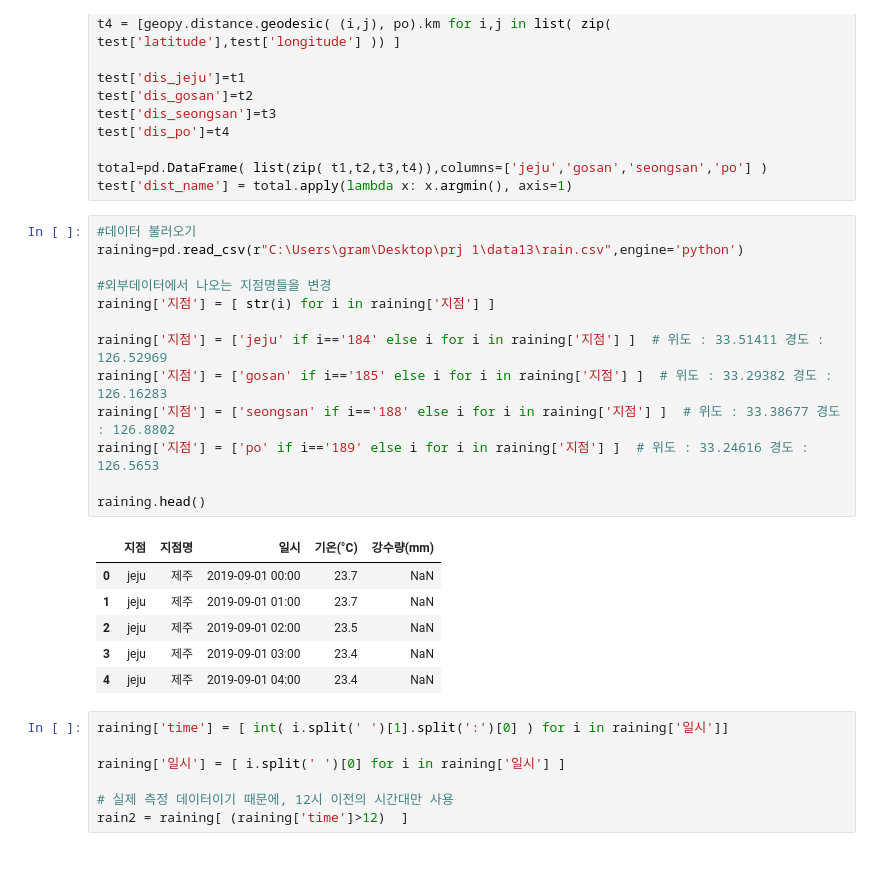
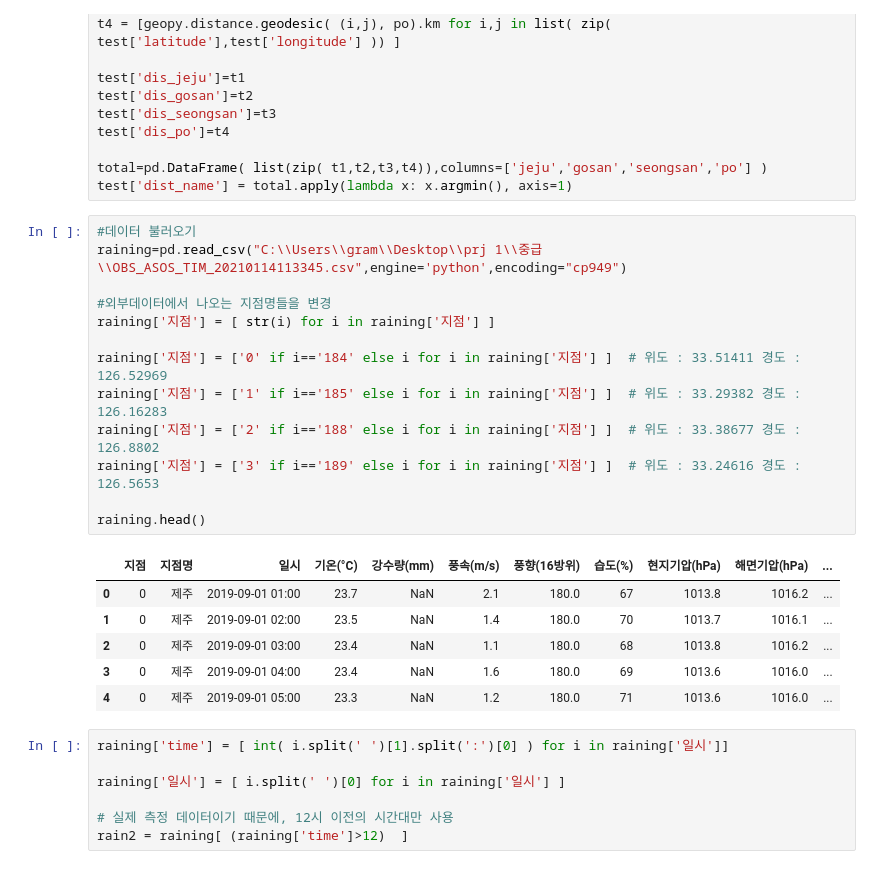
Before and after one commit to woojuro4/bus_users_prediction, a Jupyter notebook: ML/중급.ipynb, the cells around one changed output. Saved outputs shown, nothing was run; the diff lists cells and outputs as text.

```diff
--- a/ML/중급.ipynb
+++ b/ML/중급.ipynb
@@ -154,24 +154,24 @@ total=pd.DataFrame( list(zip( t1,t2,t3,t4)),columns=['jeju','gosan','seongsan','
 test['dist_name'] = total.apply(lambda x: x.argmin(), axis=1)
 # %%
 #데이터 불러오기
-raining=pd.read_csv(r"C:\Users\gram\Desktop\prj 1\data13\rain.csv",engine='python')
+raining=pd.read_csv("C:\\Users\\gram\\Desktop\\prj 1\\중급\\OBS_ASOS_TIM_20210114113345.csv",engine='python',encoding="cp949")
 
 #외부데이터에서 나오는 지점명들을 변경
 raining['지점'] = [ str(i) for i in raining['지점'] ]
 
-raining['지점'] = ['jeju' if i=='184' else i for i in raining['지점'] ]  # 위도 : 33.51411 경도 : 126.52969
-raining['지점'] = ['gosan' if i=='185' else i for i in raining['지점'] ]  # 위도 : 33.29382 경도 : 126.16283
-raining['지점'] = ['seongsan' if i=='188' else i for i in raining['지점'] ]  # 위도 : 33.38677 경도 : 126.8802
-raining['지점'] = ['po' if i=='189' else i for i in raining['지점'] ]  # 위도 : 33.24616 경도 : 126.5653
+raining['지점'] = ['0' if i=='184' else i for i in raining['지점'] ]  # 위도 : 33.51411 경도 : 126.52969
+raining['지점'] = ['1' if i=='185' else i for i in raining['지점'] ]  # 위도 : 33.29382 경도 : 126.16283
+raining['지점'] = ['2' if i=='188' else i for i in raining['지점'] ]  # 위도 : 33.38677 경도 : 126.8802
+raining['지점'] = ['3' if i=='189' else i for i in raining['지점'] ]  # 위도 : 33.24616 경도 : 126.5653
 
 raining.head()
 # %% [output]
-|  | 지점 | 지점명 | 일시 | 기온(°C) | 강수량(mm) |
-| 0 | jeju | 제주 | 2019-09-01 00:00 | 23.7 | NaN |
-| 1 | jeju | 제주 | 2019-09-01 01:00 | 23.7 | NaN |
-| 2 | jeju | 제주 | 2019-09-01 02:00 | 23.5 | NaN |
-| 3 | jeju | 제주 | 2019-09-01 03:00 | 23.4 | NaN |
-| 4 | jeju | 제주 | 2019-09-01 04:00 | 23.4 | NaN |
+|  | 지점 | 지점명 | 일시 | 기온(°C) | 강수량(mm) | 풍속(m/s) | 풍향(16방위) | 습도(%) | 현지기압(hPa) | 해면기압(hPa) | ... |
+| 0 | 0 | 제주 | 2019-09-01 01:00 | 23.7 | NaN | 2.1 | 180.0 | 67 | 1013.8 | 1016.2 | ... |
+| 1 | 0 | 제주 | 2019-09-01 02:00 | 23.5 | NaN | 1.4 | 180.0 | 70 | 1013.7 | 1016.1 | ... |
+| 2 | 0 | 제주 | 2019-09-01 03:00 | 23.4 | NaN | 1.1 | 180.0 | 68 | 1013.8 | 1016.2 | ... |
+| 3 | 0 | 제주 | 2019-09-01 04:00 | 23.4 | NaN | 1.6 | 180.0 | 69 | 1013.6 | 1016.0 | ... |
+| 4 | 0 | 제주 | 2019-09-01 05:00 | 23.3 | NaN | 1.2 | 180.0 | 71 | 1013.6 | 1016.0 | ... |
 # %%
 raining['time'] = [ int( i.split(' ')[1].split(':')[0] ) for i in raining['일시']]
 
```
Also changed, not shown: parts of 57 cells of this notebook.
